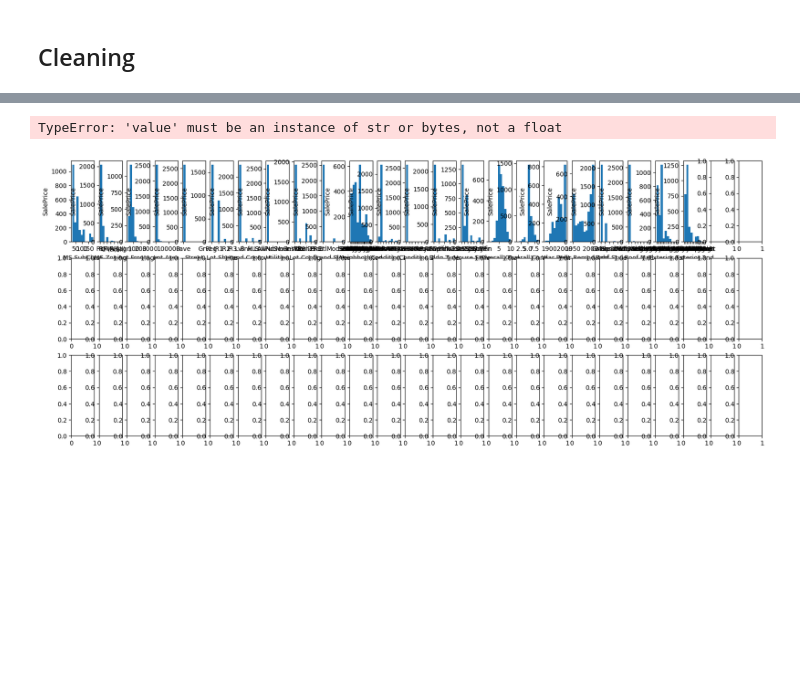
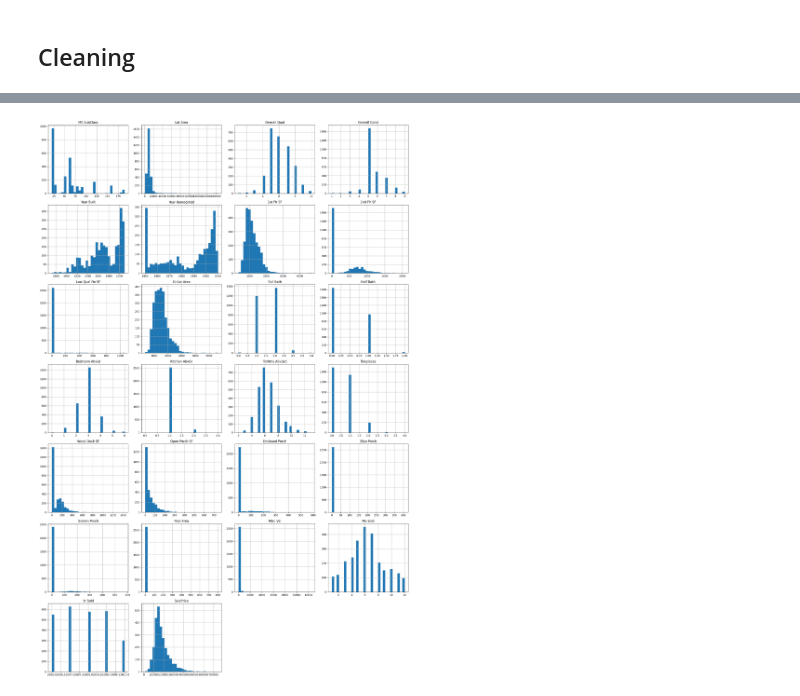
Before and after one commit to JuanReyesAn/Data-Science-Portfolio-C21, a Jupyter notebook: Projects/Project-2/Housing.ipynb, the cells around one changed output, grey strips where cells are left out. Saved outputs shown, nothing was run; the diff lists cells and outputs as text; code cells hidden in the pictures; blank space fills up the shorter version.

```diff
--- a/Projects/Project-2/Housing.ipynb
+++ b/Projects/Project-2/Housing.ipynb
@@ -213,5 +221,9 @@ Index(['PID'], dtype='object')
 housing_p_c = housing_p.copy()
 # %%
 # getting rid of the rows that are more the 80% null
-housing_p_c.drop(columns = ["PID", 'Fence', 'Misc Feature', 'Alley', 'Pool QC'],inplace = True)
+housing_p_c.drop(columns = ["PID", 'Fence', 'Misc Feature', 'Alley', 'Pool QC', 'Mas Vnr Type', 'Fireplace Qu', 'Lot Frontage', 'Garage Yr Blt', 'Garage Finish', 'Garage Qual', 'Garage Cond', 'Garage Type', 'Bsmt Exposure', 'BsmtFin Type 2'],inplace = True)
+# %%
+housing_p_c.drop(columns = ['Bsmt Qual', 'BsmtFin Type 1', 'Bsmt Cond', 'Mas Vnr Area', 'Bsmt Half Bath', 'Bsmt Full Bath', 'Garage Cars', 'Garage Area',],inplace = True)
+# %%
+housing_p_c.drop(columns = ['BsmtFin SF 1', 'BsmtFin SF 2', 'Bsmt Unf SF', 'Total Bsmt SF'], inplace = True)
 # %%
@@ -279,13 +327,12 @@ memory usage: 1.5+ MB
 # %%
-fig, axs = plt.subplots(3,25, figsize = (20,8)) # Creating 2x4 subplots because we have 8 columns in our data
-column_names = housing_p_c.columns
-n = 0
-for i in range(3): # Loop through rows
-  for j in range(25): # Loop through columns
-    axs[i,j].hist(housing_p_c[column_names[n]])
-    axs[i,j].set_xlabel(column_names[n])
-    axs[i,j].set_ylabel('SalePrice')
-    n = n + 1
+ # 1. Grab only the numbers
+numerical_cols = housing_p_c.select_dtypes(include=['int64', 'float64'])
+
+# 2. Plot all histograms automatically
+# (figsize width=20, height=30 gives them plenty of room to breathe)
+numerical_cols.hist(figsize=(20, 30), bins=30, layout=(-1, 4))
+
+plt.tight_layout()
+plt.show()
 # %% [output]
-TypeError: 'value' must be an instance of str or bytes, not a float
-[figure, old version]
+[figure, new version]
```
Also changed, not shown: parts of 21 cells of this notebook.
